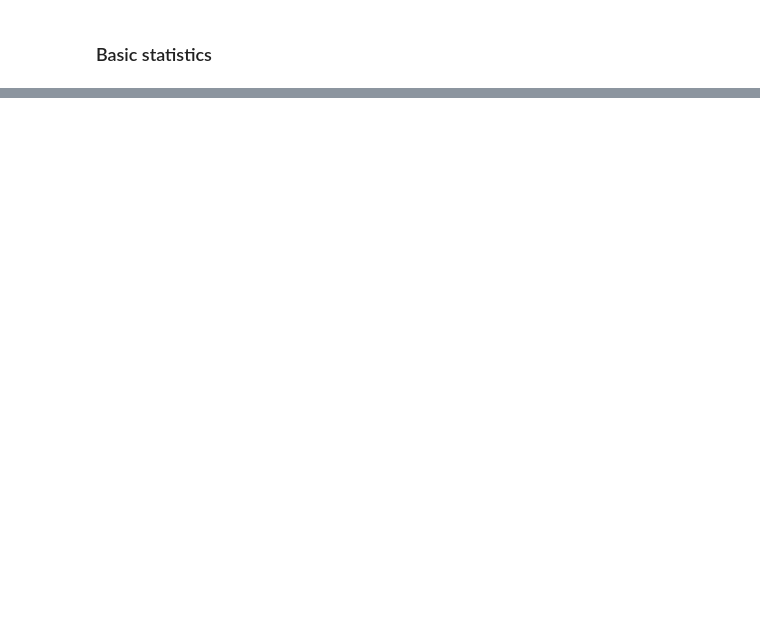
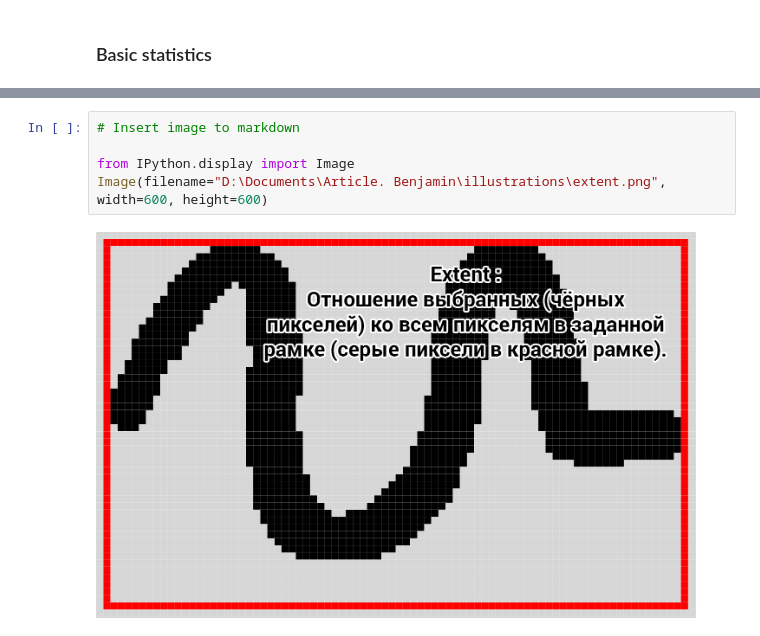
Before and after one commit to kenieveges/LPBF_Track_study, a Jupyter notebook: CNN_model/preprocessing.ipynb, the cells around one changed output, grey strips where cells are left out. Drawn from its saved outputs; the diff is of its cells as text; blank space fills up the shorter version.

```diff
--- a/CNN_model/preprocessing.ipynb
+++ b/CNN_model/preprocessing.ipynb
@@ -133,0 +204,7 @@ AttributeError: 'list' object has no attribute 'ndim'
+# %%
+# Insert image to markdown
+
+from IPython.display import Image
+Image(filename="D:\Documents\Article. Benjamin\illustrations\extent.png", width=600, height=600)
+# %% [output]
+[figure, added]
```
Also changed, not shown: parts of 32 cells of this notebook, 3 other files.
